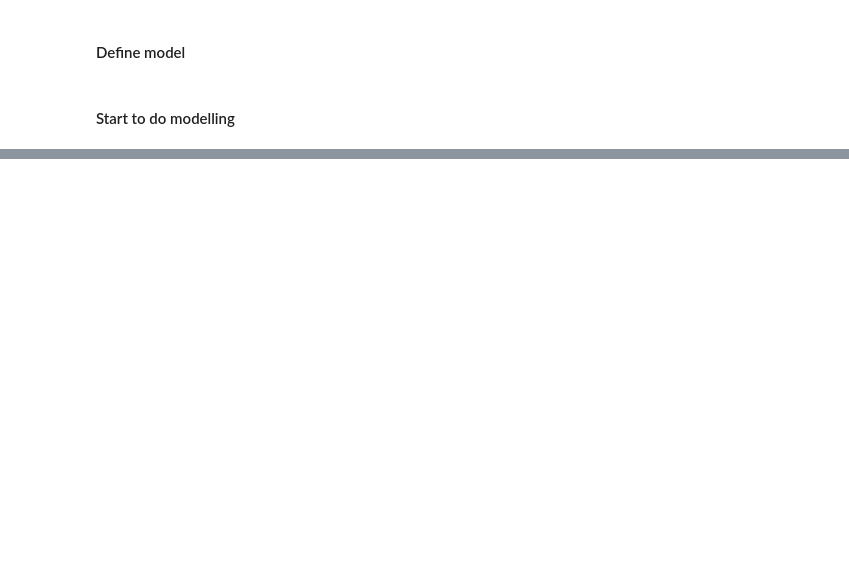
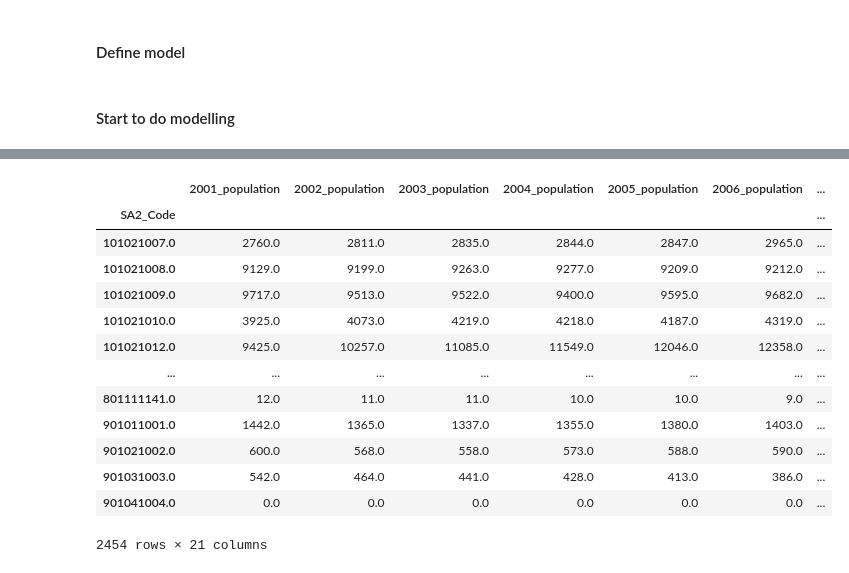
Before and after one commit to MAST30034-Applied-Data-Science/generic-real-estate-consulting-project-group-1-iron-data-man, a Jupyter notebook: notebooks/Modelling.ipynb, the cells around one changed output, grey strips where cells are left out. Cells and saved outputs as stored; diff of their text form; code cells hidden in the pictures; blank space fills up the shorter version.

```diff
--- a/notebooks/Modelling.ipynb
+++ b/notebooks/Modelling.ipynb
@@ -555,0 +514,17 @@ print("The rmse is: ", rmse)
+# %%
+population_hist_data
+# %% [output]
+|  | 2001_population | 2002_population | 2003_population | 2004_population | 2005_population | 2006_population | ... |
+| SA2_Code |  |  |  |  |  |  | ... |
+| 101021007.0 | 2760.0 | 2811.0 | 2835.0 | 2844.0 | 2847.0 | 2965.0 | ... |
+| 101021008.0 | 9129.0 | 9199.0 | 9263.0 | 9277.0 | 9209.0 | 9212.0 | ... |
+| 101021009.0 | 9717.0 | 9513.0 | 9522.0 | 9400.0 | 9595.0 | 9682.0 | ... |
+| 101021010.0 | 3925.0 | 4073.0 | 4219.0 | 4218.0 | 4187.0 | 4319.0 | ... |
+| 101021012.0 | 9425.0 | 10257.0 | 11085.0 | 11549.0 | 12046.0 | 12358.0 | ... |
+| ... | ... | ... | ... | ... | ... | ... | ... |
+| 801111141.0 | 12.0 | 11.0 | 11.0 | 10.0 | 10.0 | 9.0 | ... |
+| 901011001.0 | 1442.0 | 1365.0 | 1337.0 | 1355.0 | 1380.0 | 1403.0 | ... |
+| 901021002.0 | 600.0 | 568.0 | 558.0 | 573.0 | 588.0 | 590.0 | ... |
+| 901031003.0 | 542.0 | 464.0 | 441.0 | 428.0 | 413.0 | 386.0 | ... |
+| 901041004.0 | 0.0 | 0.0 | 0.0 | 0.0 | 0.0 | 0.0 | ... |
+2454 rows × 21 columns
```
Also changed, not shown: parts of 36 cells of this notebook, 1 other file.
